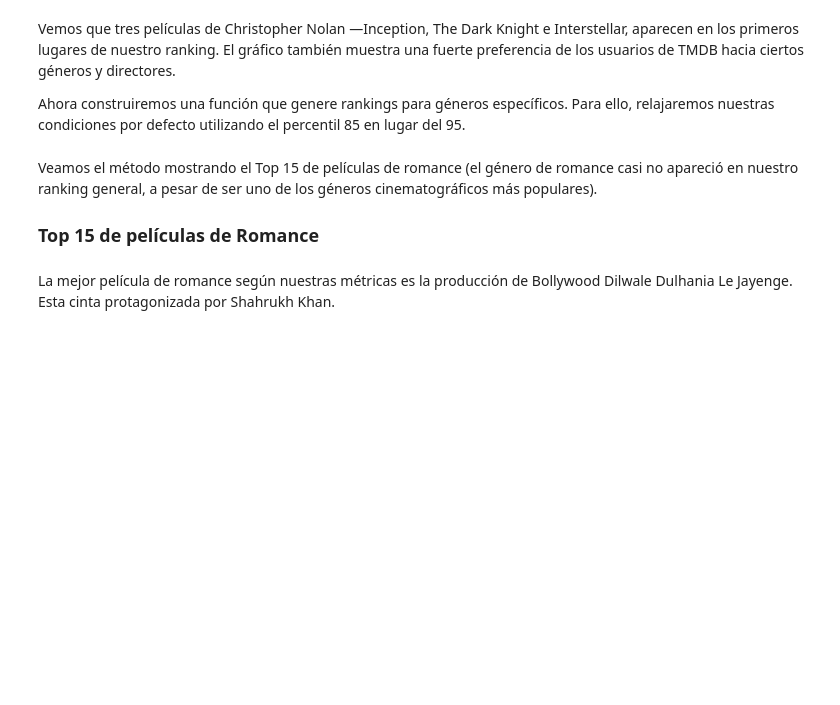
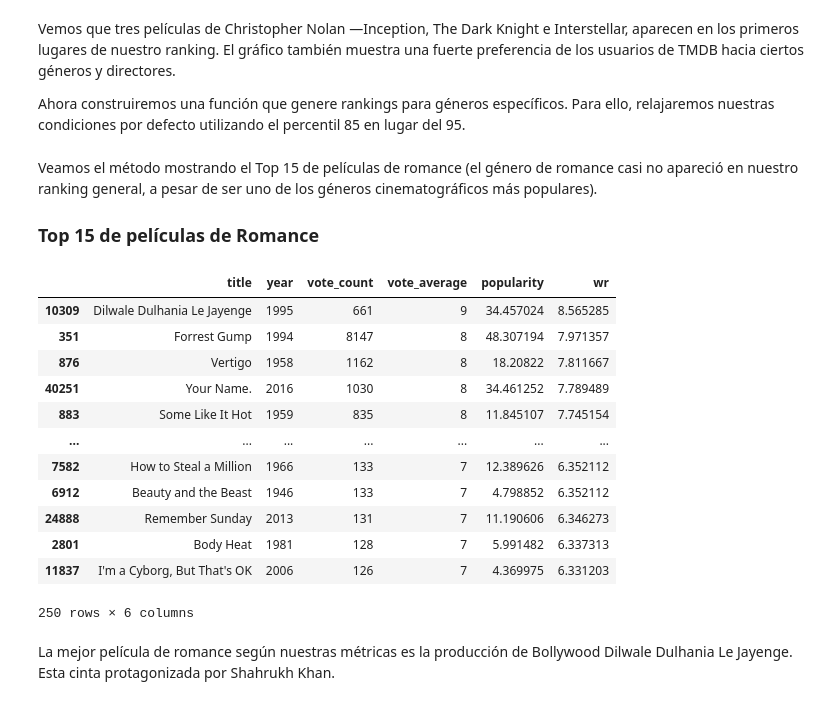
Before and after one commit to KibaSpark/multivariate-methods-ds, a Jupyter notebook: Movie-Reco/Recomendador_Pelis-Activity-1.ipynb, the cells around one changed output. Saved outputs shown, nothing was run; the diff lists cells and outputs as text; code cells hidden in the pictures; blank space fills up the shorter version.

```diff
--- a/Movie-Reco/Recomendador_Pelis-Activity-1.ipynb
+++ b/Movie-Reco/Recomendador_Pelis-Activity-1.ipynb
@@ -54,5 +53,5 @@ La implementación de este modelo es extremadamente sencilla. Todo lo que debemo
 # %% [markdown]
 Cargar los datos
 # %%
-md = pd.read_csv('.../movies_metadata.csv')
+md = pd.read_csv('movies_metadata.csv')
 md.head()
@@ -88,0 +89,3 @@ m
+# %%
+m = vote_counts.quantile(0.95)
+m
@@ -102,9 +115,8 @@ Por lo tanto, para calificar y ser considerada en el ranking, una película debe
 # %%
 def weighted_rating(x):
-    #Función de Calificación ponderada
     v = x['vote_count']
     R = x['vote_average']
-    return #Escribe la función
+    return (v/(v+m) * R) + ((m/(v+m)) * C)
 # %%
 qualified['wr'] = qualified.apply(weighted_rating, axis=1)
 # %%
@@ -146,3 +163,19 @@ Veamos el método mostrando el Top 15 de películas de romance (el género de ro
+# %%
+build_chart("Romance", percentile = 0.85)
+# %% [output]
+|  | title | year | vote_count | vote_average | popularity | wr |
+| 10309 | Dilwale Dulhania Le Jayenge | 1995 | 661 | 9 | 34.457024 | 8.565285 |
+| 351 | Forrest Gump | 1994 | 8147 | 8 | 48.307194 | 7.971357 |
+| 876 | Vertigo | 1958 | 1162 | 8 | 18.20822 | 7.811667 |
+| 40251 | Your Name. | 2016 | 1030 | 8 | 34.461252 | 7.789489 |
+| 883 | Some Like It Hot | 1959 | 835 | 8 | 11.845107 | 7.745154 |
+| ... | ... | ... | ... | ... | ... | ... |
+| 7582 | How to Steal a Million | 1966 | 133 | 7 | 12.389626 | 6.352112 |
+| 6912 | Beauty and the Beast | 1946 | 133 | 7 | 4.798852 | 6.352112 |
+| 24888 | Remember Sunday | 2013 | 131 | 7 | 11.190606 | 6.346273 |
+| 2801 | Body Heat | 1981 | 128 | 7 | 5.991482 | 6.337313 |
+| 11837 | I'm a Cyborg, But That's OK | 2006 | 126 | 7 | 4.369975 | 6.331203 |
+250 rows × 6 columns
 # %% [markdown]
 La mejor película de romance según nuestras métricas es la producción de Bollywood Dilwale Dulhania Le Jayenge. Esta cinta protagonizada por Shahrukh Khan.
 # %% [markdown]
```
Also changed, not shown: parts of 29 cells of this notebook, 5 other files.
